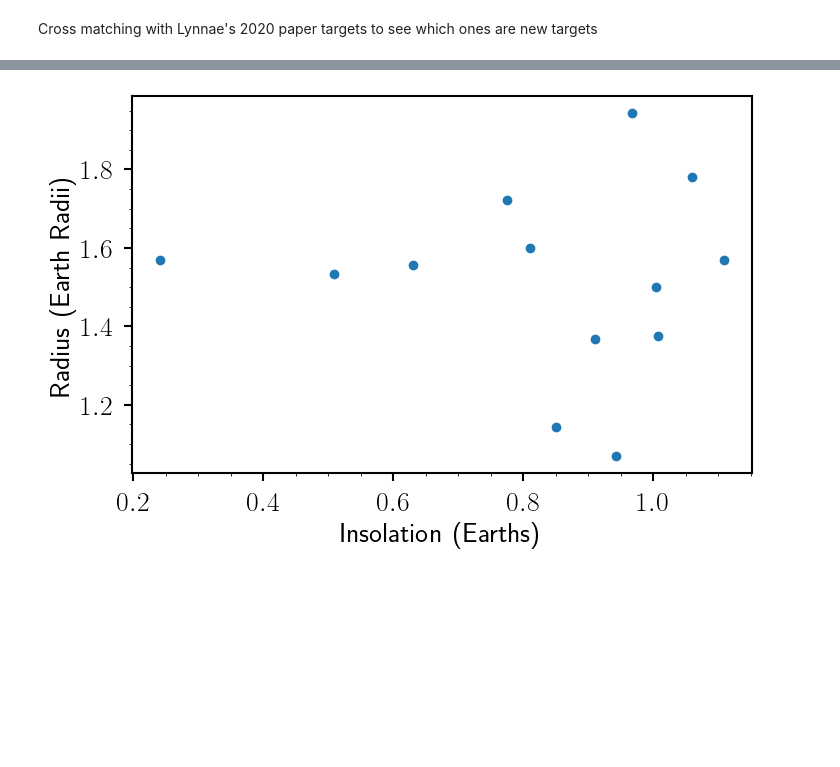
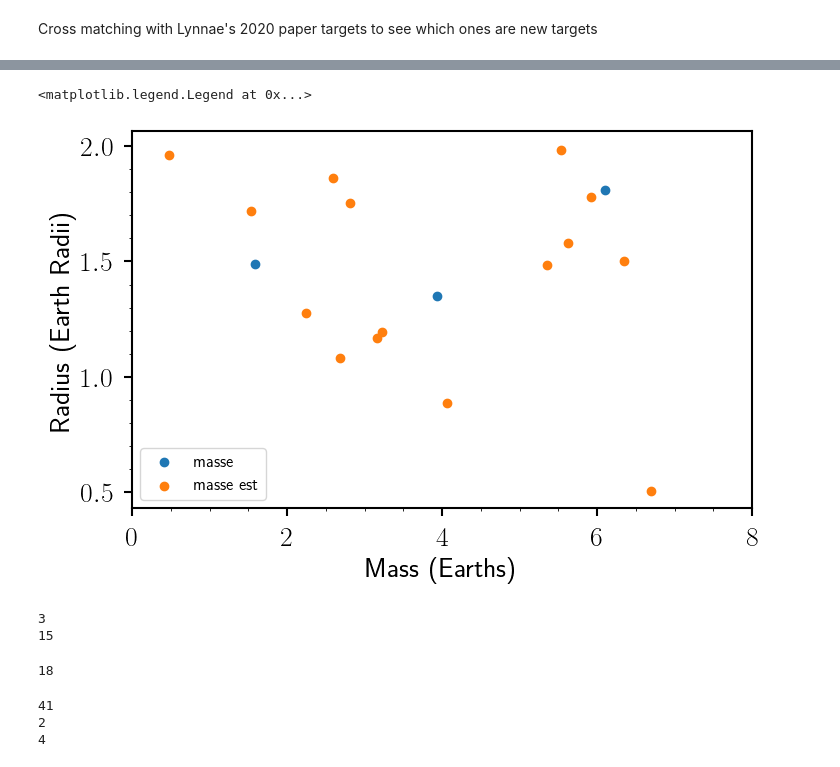
Before and after one commit to lupitatovar/Cool-Worlds, a Jupyter notebook: notebooks/Target List.ipynb, the cells around one changed output, grey strips where cells are left out. Cells and saved outputs as stored; diff of their text form; code cells hidden in the pictures; blank space fills up the shorter version.

```diff
--- a/notebooks/Target List.ipynb
+++ b/notebooks/Target List.ipynb
@@ -174,10 +263,27 @@ plt.xlim(0,20)
+# %%
+c_frames = [candidates,full_table]
+candidate_masses = pd.concat(c_frames, axis=1, join="inner")
+#candidate_masses
+#candidate_masses.to_csv('/Users/lupitatovar/Cool-Worlds/targets/candidate_masses.csv')
+candidate_masses = pd.read_csv('/Users/lupitatovar/Cool-Worlds/targets/candidate_masses.csv')
 # %%
-plt.scatter(comparison['Insolation'].values,comparison['Radius'].values)
-#plt.scatter(comparison['Insolation'].values,comparison['rade_est'].values)
-plt.xlabel('Insolation (Earths)')
+plt.scatter(candidate_masses['masse'].values,candidate_masses['Radius'].values,label='masse')
+plt.scatter(candidate_masses['masse_est'].values,candidate_masses['Radius'].values,label='masse est')
+plt.xlabel('Mass (Earths)')
 plt.ylabel('Radius (Earth Radii)')
 plt.tick_params(direction='out',width=1.5,length=6,pad=7)
 plt.minorticks_on()
-#plt.legend(bbox_to_anchor=(1.01, 1), loc='upper left', borderaxespad=0.,fontsize=14)
+plt.xlim(0,8)
+plt.legend(loc='lower left', fontsize=12)
+
+#plt.savefig('/Users/lupitatovar/Cool-Worlds/figures/candidates_inso_radii.pdf',bbox_inches='tight')
 # %% [output]
+<matplotlib.legend.Legend at 0x...>
-[figure, old version]
+[figure, new version]
+# %%
+# how many values less than mass 8?
+print(np.count_nonzero(candidate_masses['masse'].values <= 8))
+print(np.count_nonzero(candidate_masses['masse_est'].values <= 8))
+# %% [output]
+3
+15
@@ -183,0 +294,14 @@ plt.minorticks_on()
+# %%
+# Making a mass cut to match Lynnae's cuts of less than or equal to 8 earth masses
+mass_c_mask = np.where((candidate_masses['masse'].values <= 8) | (candidate_masses['masse_est'].values <= 8))[0]
+len(mass_c_mask)
+# %% [output]
+18
+# %%
+print(len(np.where(candidate_masses["Discovery"].str.contains("Kepler"))[0]))
+print(len(np.where(candidate_masses["Discovery"].str.contains("K2"))[0]))
+print(len(np.where(candidate_masses["Discovery"].str.contains("TESS"))[0]))
+# %% [output]
+41
+2
+4
```
Also changed, not shown: parts of 24 cells of this notebook, 11 other files.
